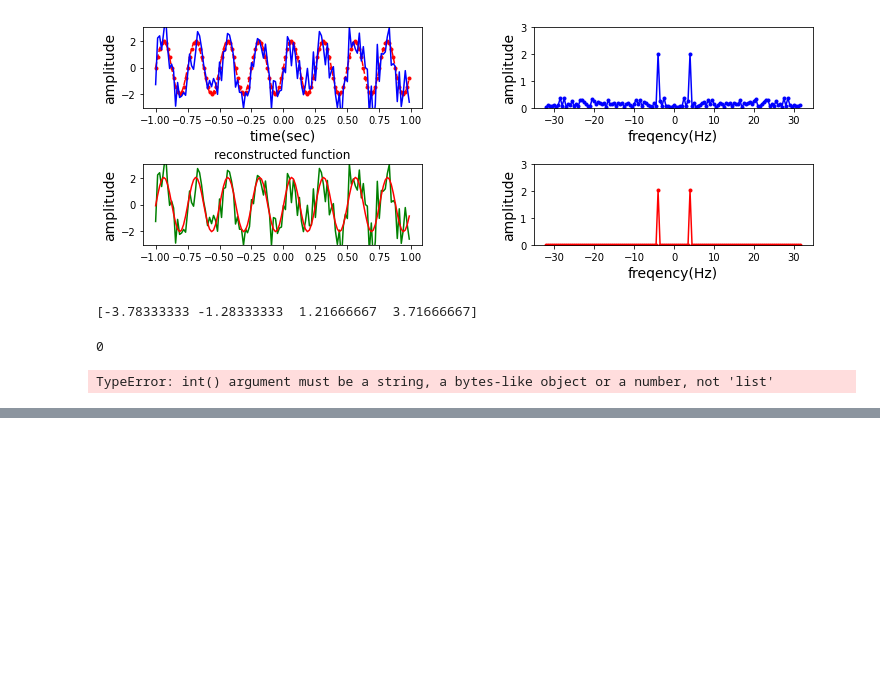
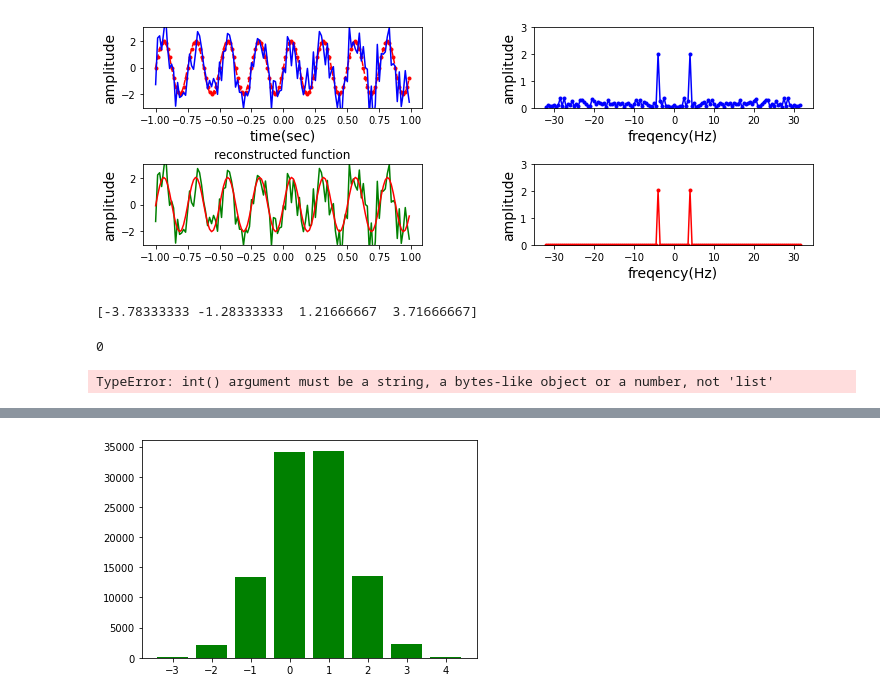
Before and after one commit to Hi-Yone/PythonTask_sanadalab, a Jupyter notebook: pro_task/testcode.ipynb, the cells around one changed output, grey strips where cells are left out. Drawn from its saved outputs; the diff is of its cells as text; code cells hidden in the pictures; blank space fills up the shorter version.

```diff
--- a/pro_task/testcode.ipynb
+++ b/pro_task/testcode.ipynb
@@ -668,0 +706,25 @@ SyntaxError: EOL while scanning string literal (849116007.py, line 2)
+# %%
+import matplotlib.pyplot as plt
+import numpy as np
+
+plt.close("all")
+
+# Generate normal disribution noise
+data = np.random.normal(loc=0.0, scale=1.0, size=100000)
+# set  in size
+bb = 2
+# set bin edge array.
+bins_edge_array = np.arange(-4,4+bb,bb)
+# compute histgram, specify bin size
+HIST01, bins_ = np.histogram(data, bins=8, range=[-4, 4])
+# for plotting data, compute bin center sequence
+bins_centr = bins_[0:len(bins_)-1] + bb/2
+
+
+plt.figure
+plt.bar(bins_centr, HIST01, color = "green")
+
+
+plt.show()
+# %% [output]
+[figure, added]
```
Also changed, not shown: parts of 2 cells of this notebook, 2 other files.
